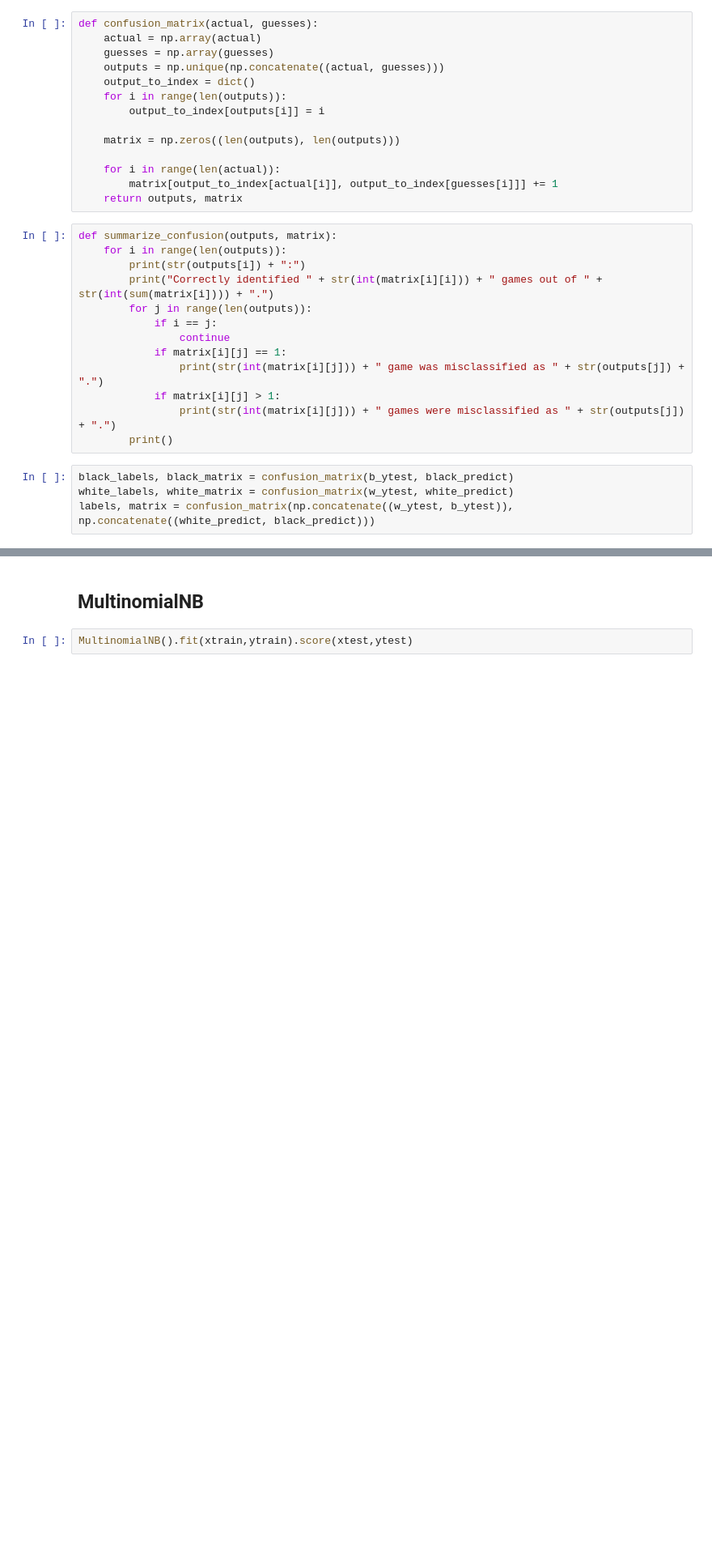
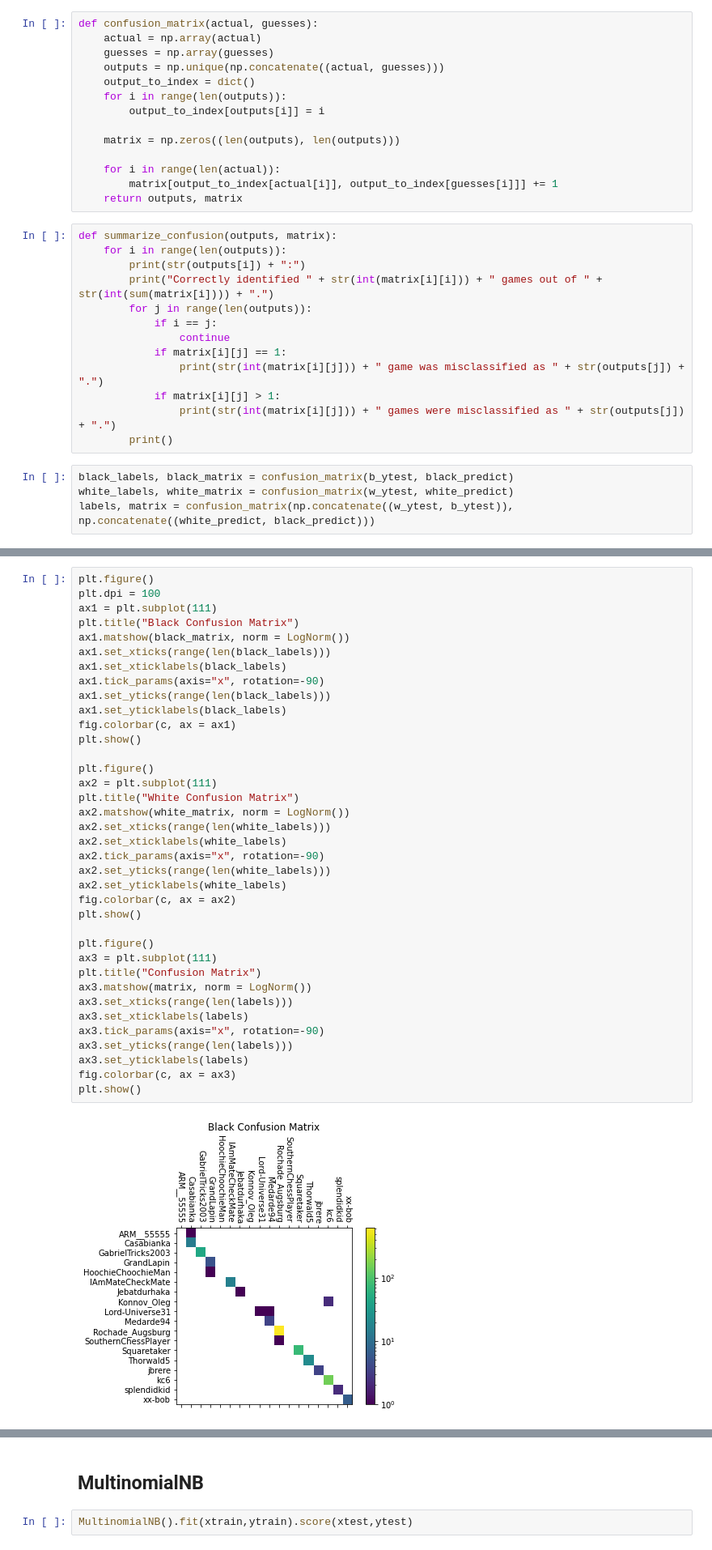
Before and after one commit to rhowel33/Math402Project, a Jupyter notebook: Damian's Notebook.ipynb, the cells around one changed output, grey strips where cells are left out. Shown at 81% size. Cells and saved outputs as stored; diff of their text form; blank space fills up the shorter version.

Commit message:
Improved Confusion Matrix and Added Ethics and Moving Forward sections. Don't forget to import LogNorm

```diff
--- a/Damian's Notebook.ipynb
+++ b/Damian's Notebook.ipynb
@@ -387,0 +361,39 @@ Combined
+# %%
+plt.figure()
+plt.dpi = 100
+ax1 = plt.subplot(111)
+plt.title("Black Confusion Matrix")
+ax1.matshow(black_matrix, norm = LogNorm())
+ax1.set_xticks(range(len(black_labels)))
+ax1.set_xticklabels(black_labels)
+ax1.tick_params(axis="x", rotation=-90)
+ax1.set_yticks(range(len(black_labels)))
+ax1.set_yticklabels(black_labels)
+fig.colorbar(c, ax = ax1)
+plt.show()
+
+plt.figure()
+ax2 = plt.subplot(111)
+plt.title("White Confusion Matrix")
+ax2.matshow(white_matrix, norm = LogNorm())
+ax2.set_xticks(range(len(white_labels)))
+ax2.set_xticklabels(white_labels)
+ax2.tick_params(axis="x", rotation=-90)
+ax2.set_yticks(range(len(white_labels)))
+ax2.set_yticklabels(white_labels)
+fig.colorbar(c, ax = ax2)
+plt.show()
+
+plt.figure()
+ax3 = plt.subplot(111)
+plt.title("Confusion Matrix")
+ax3.matshow(matrix, norm = LogNorm())
+ax3.set_xticks(range(len(labels)))
+ax3.set_xticklabels(labels)
+ax3.tick_params(axis="x", rotation=-90)
+ax3.set_yticks(range(len(labels)))
+ax3.set_yticklabels(labels)
+fig.colorbar(c, ax = ax3)
+plt.show()
+# %% [output]
+[figure, added]
```
Also changed, not shown: parts of 15 cells of this notebook.
